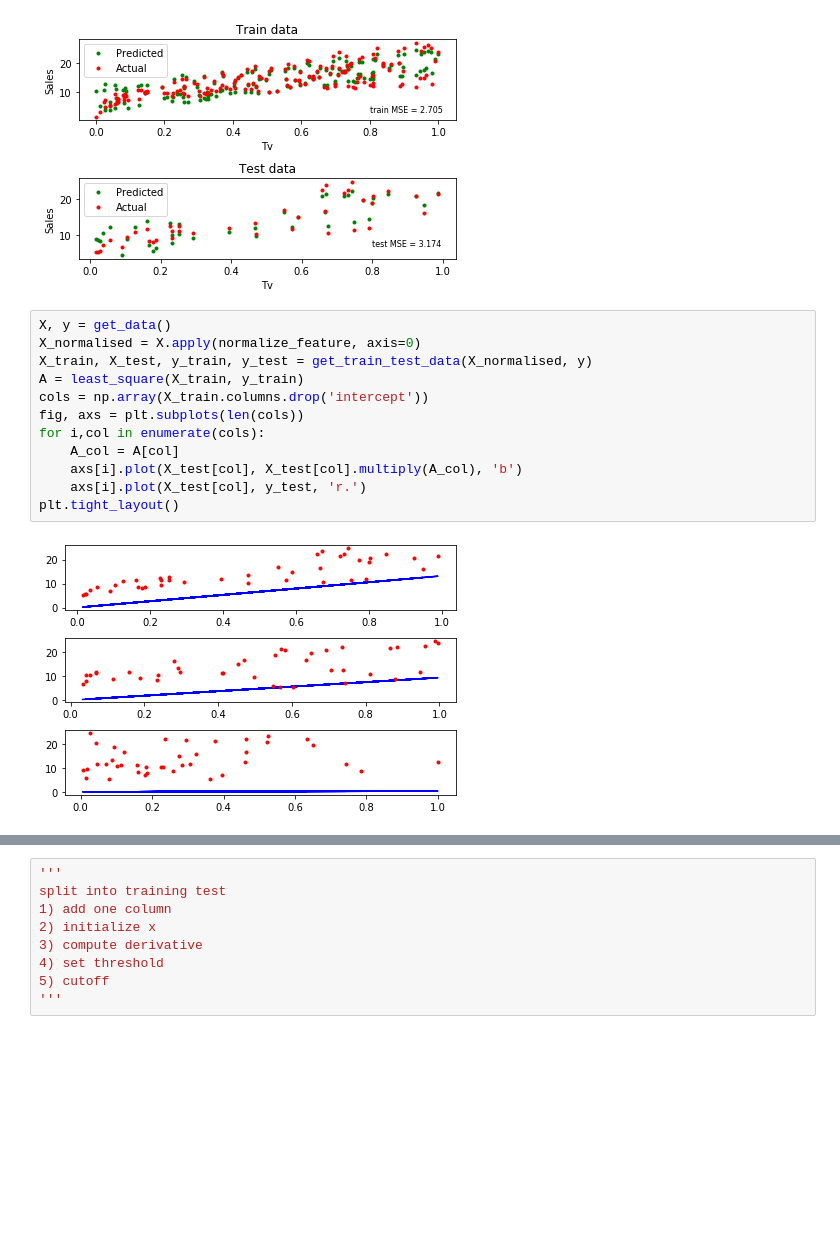
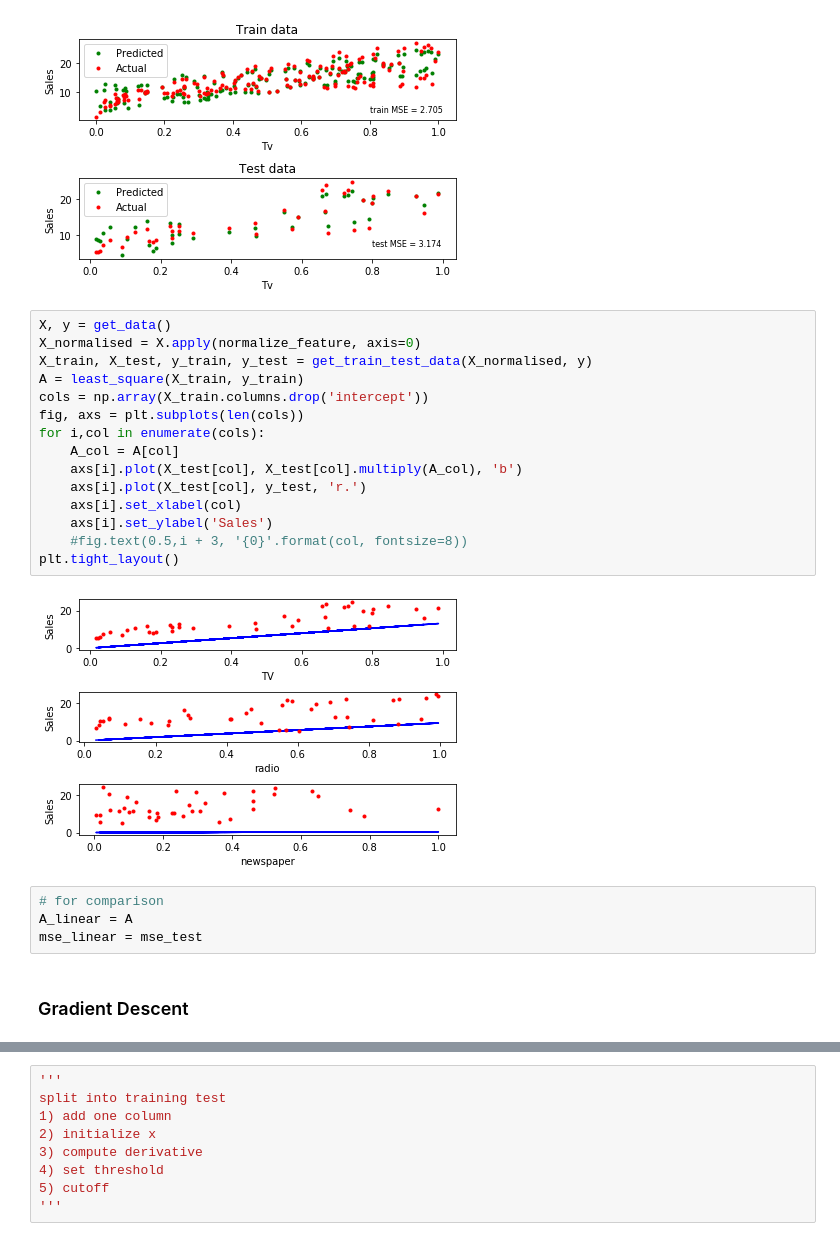
Before and after one commit to scaryface/intro_to_statistics, a Jupyter notebook: regression.ipynb, the cells around one changed output, grey strips where cells are left out. Drawn from its saved outputs; the diff is of its cells as text; blank space fills up the shorter version.

Commit message:
gradient descent

```diff
--- a/regression.ipynb
+++ b/regression.ipynb
@@ -130,14 +131,23 @@ plt.tight_layout()
 # %%
 X, y = get_data()
 X_normalised = X.apply(normalize_feature, axis=0)
 X_train, X_test, y_train, y_test = get_train_test_data(X_normalised, y)
 A = least_square(X_train, y_train)
 cols = np.array(X_train.columns.drop('intercept'))
 fig, axs = plt.subplots(len(cols))
 for i,col in enumerate(cols):
     A_col = A[col]
     axs[i].plot(X_test[col], X_test[col].multiply(A_col), 'b')
     axs[i].plot(X_test[col], y_test, 'r.')
+    axs[i].set_xlabel(col)
+    axs[i].set_ylabel('Sales')
+    #fig.text(0.5,i + 3, '{0}'.format(col, fontsize=8))
 plt.tight_layout()
 # %% [output]
-[figure, old version]
+[figure, new version]
+# %%
+# for comparison
+A_linear = A
+mse_linear = mse_test
+# %% [markdown]
+### Gradient Descent <a id="gradient_descent" />
```
Also changed, not shown: parts of 10 cells of this notebook.
